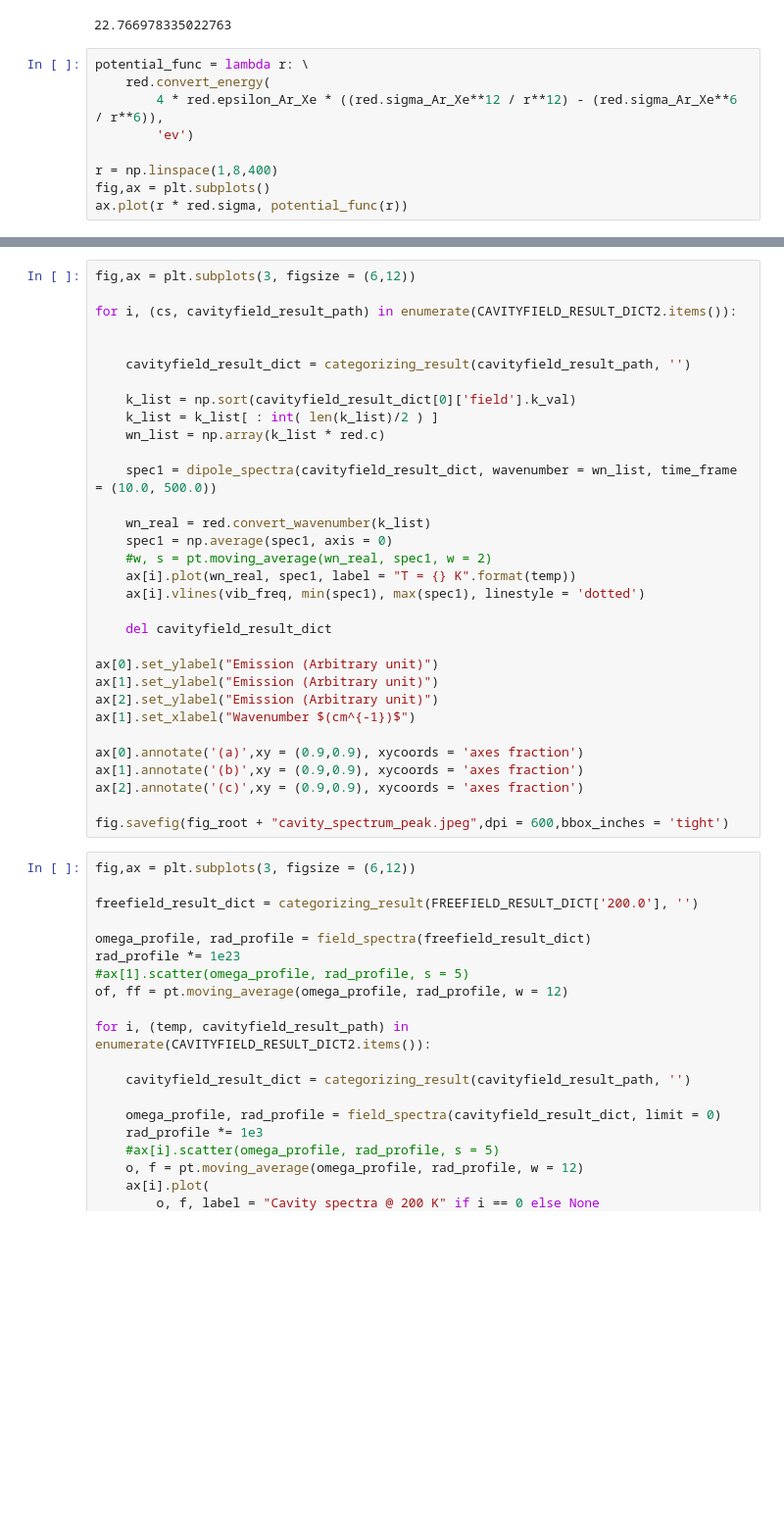
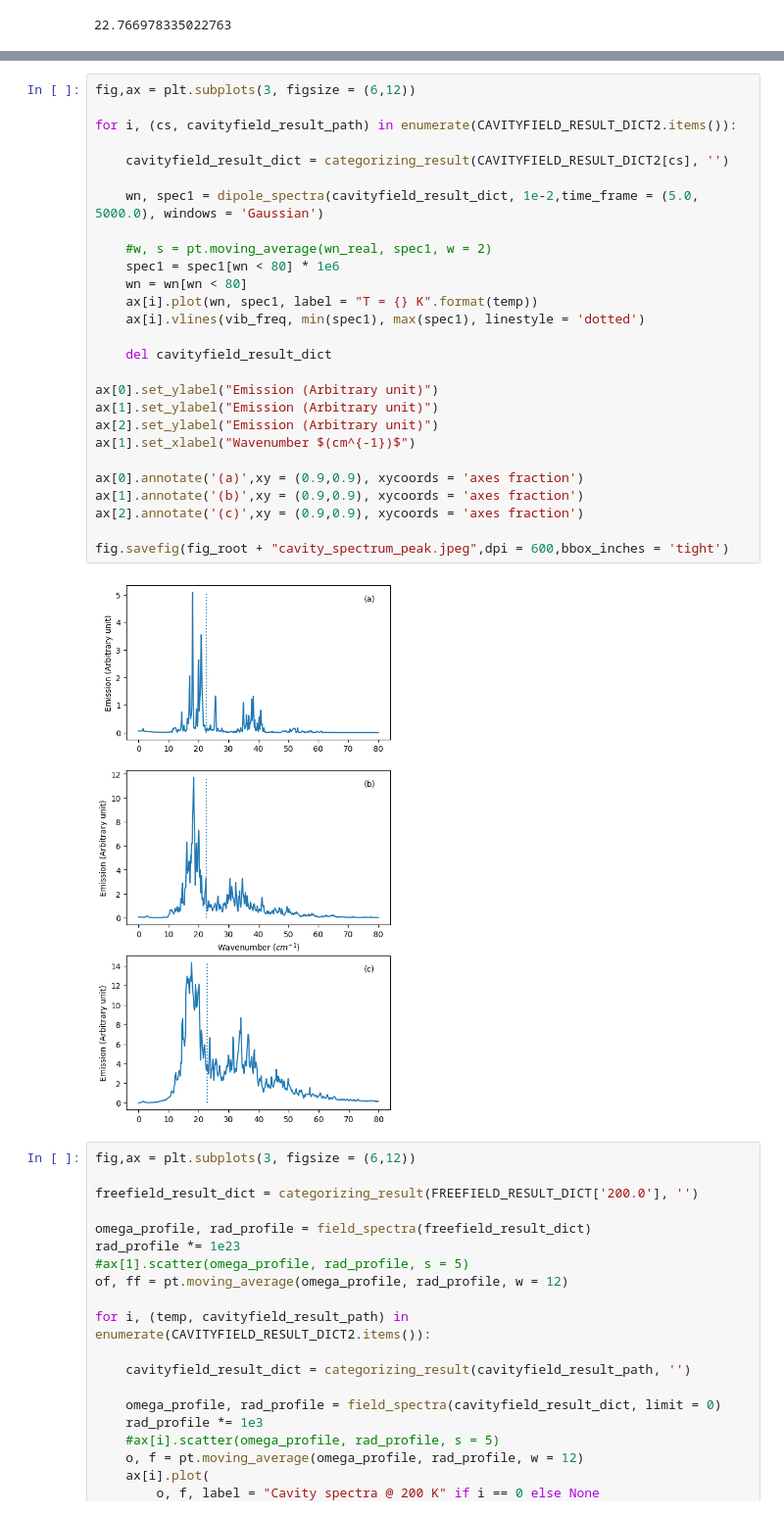
Before and after one commit to RibeiroGroup/Molecular-Dynamics-for-CIS, a Jupyter notebook: src/Plot-Copy1.ipynb, the cells around one changed output, grey strips where cells are left out. Shown at 98% size. Saved outputs shown, nothing was run; the diff lists cells and outputs as text; blank space fills up the shorter version.

```diff
--- a/src/Plot-Copy1.ipynb
+++ b/src/Plot-Copy1.ipynb
@@ -37,12 +37,3 @@ vib_freq = omega / (2 * np.pi * red.c * red.sigma)
 vib_freq
 # %% [output]
 22.766978335022763
-# %%
-potential_func = lambda r: \
-    red.convert_energy(
-        4 * red.epsilon_Ar_Xe * ((red.sigma_Ar_Xe**12 / r**12) - (red.sigma_Ar_Xe**6 / r**6)),
-        'ev')
-
-r = np.linspace(1,8,400)
-fig,ax = plt.subplots()
-ax.plot(r * red.sigma, potential_func(r))
@@ -268,35 +220,32 @@ fig.savefig(fig_root + "free_spectrum.jpeg",dpi = 600, bbox_inches = 'tight')
 # %%
 fig,ax = plt.subplots(3, figsize = (6,12))
 
 for i, (cs, cavityfield_result_path) in enumerate(CAVITYFIELD_RESULT_DICT2.items()):
 
+    cavityfield_result_dict = categorizing_result(CAVITYFIELD_RESULT_DICT2[cs], '')
 
-    cavityfield_result_dict = categorizing_result(cavityfield_result_path, '')
+    wn, spec1 = dipole_spectra(cavityfield_result_dict, 1e-2,time_frame = (5.0, 5000.0), windows = 'Gaussian')
 
-    k_list = np.sort(cavityfield_result_dict[0]['field'].k_val)
-    k_list = k_list[ : int( len(k_list)/2 ) ]
-    wn_list = np.array(k_list * red.c)
-
-    spec1 = dipole_spectra(cavityfield_result_dict, wavenumber = wn_list, time_frame = (10.0, 500.0))
-
-    wn_real = red.convert_wavenumber(k_list)
-    spec1 = np.average(spec1, axis = 0)
     #w, s = pt.moving_average(wn_real, spec1, w = 2)
-    ax[i].plot(wn_real, spec1, label = "T = {} K".format(temp))
+    spec1 = spec1[wn < 80] * 1e6
+    wn = wn[wn < 80]
+    ax[i].plot(wn, spec1, label = "T = {} K".format(temp))
     ax[i].vlines(vib_freq, min(spec1), max(spec1), linestyle = 'dotted')
 
     del cavityfield_result_dict
 
 ax[0].set_ylabel("Emission (Arbitrary unit)")
 ax[1].set_ylabel("Emission (Arbitrary unit)")
 ax[2].set_ylabel("Emission (Arbitrary unit)")
 ax[1].set_xlabel("Wavenumber $(cm^{-1})$")
 
 ax[0].annotate('(a)',xy = (0.9,0.9), xycoords = 'axes fraction')
 ax[1].annotate('(b)',xy = (0.9,0.9), xycoords = 'axes fraction')
 ax[2].annotate('(c)',xy = (0.9,0.9), xycoords = 'axes fraction')
 
 fig.savefig(fig_root + "cavity_spectrum_peak.jpeg",dpi = 600,bbox_inches = 'tight')
+# %% [output]
+[figure, added]
 # %%
 fig,ax = plt.subplots(3, figsize = (6,12))
 
```
Also changed, not shown: parts of 11 cells of this notebook, 8 other files.
